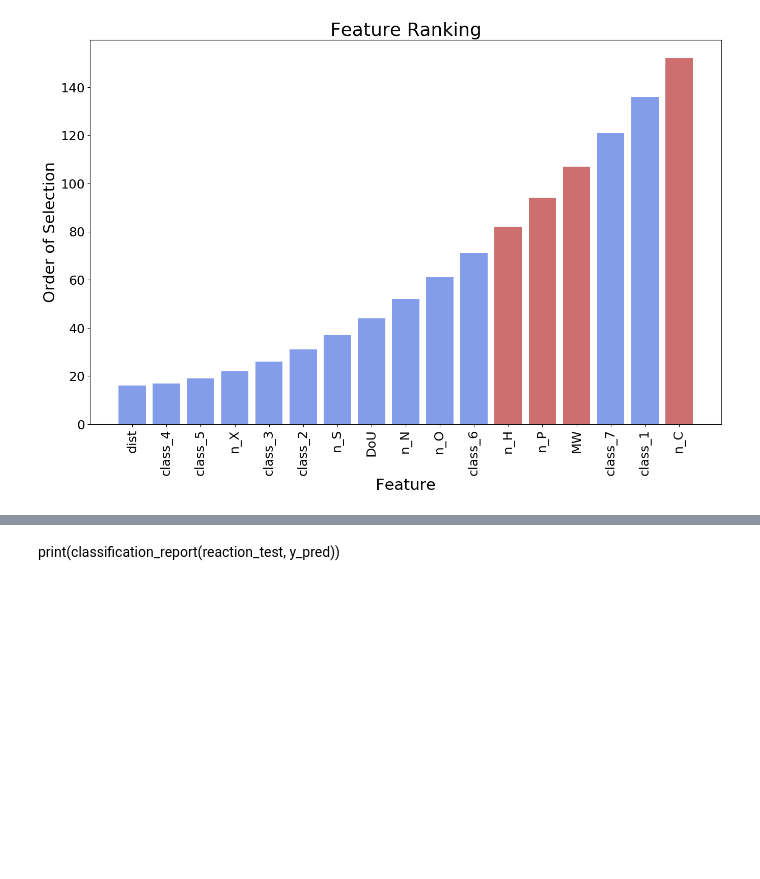
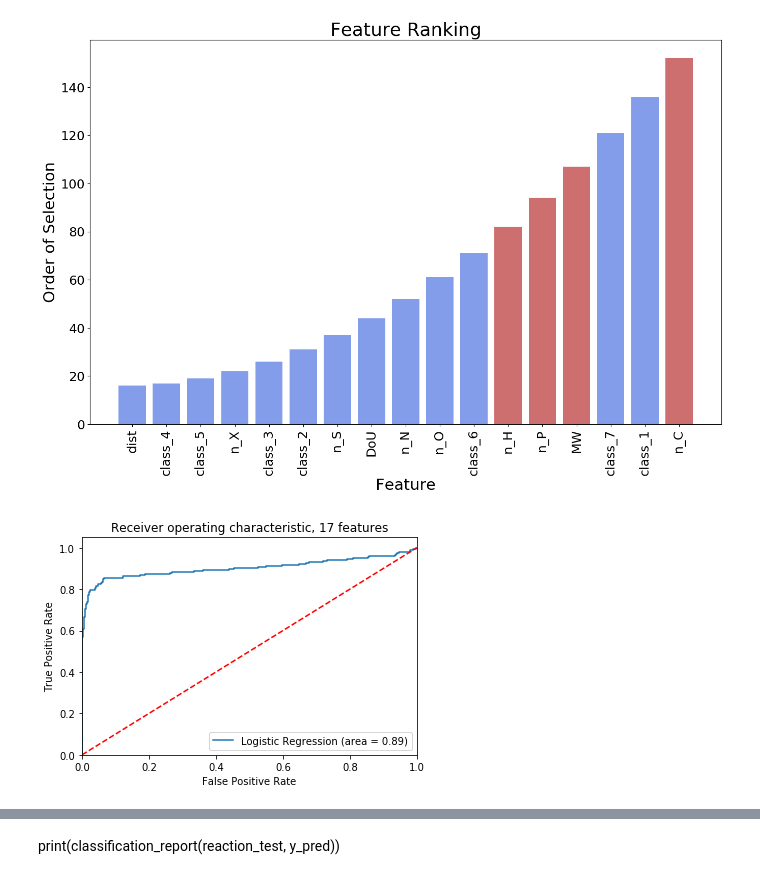
Before and after one commit to theicechol/metamoles, a Jupyter notebook: notebooks/model_creation.ipynb, the cells around one changed output, grey strips where cells are left out. Saved outputs shown, nothing was run; the diff lists cells and outputs as text; code cells hidden in the pictures; blank space fills up the shorter version.

```diff
--- a/notebooks/model_creation.ipynb
+++ b/notebooks/model_creation.ipynb
@@ -274,16 +229,24 @@ rfe_results
 # %%
-logreg2.fit(full_feature_train, np.ravel(full_reaction_train))
-logit_roc_auc = roc_auc_score(full_reaction_test, logreg2.predict(full_feature_test))
-fpr, tpr, thresholds = roc_curve(full_reaction_test, logreg2.predict_proba(full_feature_test)[:,1])
+# roc/auc for 17 feature model
+logreg17 = linear_model.LogisticRegression(solver='liblinear', penalty='l1', random_state=1, class_weight='balanced')
+logreg17.fit(full_feature_train, np.ravel(full_reaction_train))
+
+logit_roc_auc = roc_auc_score(full_reaction_test, logreg17.predict(full_feature_test))
+
+fpr, tpr, thresholds = roc_curve(full_reaction_test, logreg17.predict_proba(full_feature_test)[:,1])
+
 plt.figure()
 plt.plot(fpr, tpr, label='Logistic Regression (area = %0.2f)' % logit_roc_auc)
 plt.plot([0, 1], [0, 1],'r--')
 plt.xlim([0.0, 1.0])
 plt.ylim([0.0, 1.05])
 plt.xlabel('False Positive Rate')
 plt.ylabel('True Positive Rate')
-plt.title('Receiver operating characteristic')
+plt.title('Receiver operating characteristic, 17 features')
 plt.legend(loc="lower right")
-plt.savefig('Log_ROC')
+
+#plt.savefig('Log_ROC_17')
 plt.show()
+# %% [output]
+[figure, added]
 # %%
```
Also changed, not shown: parts of 33 cells of this notebook.
